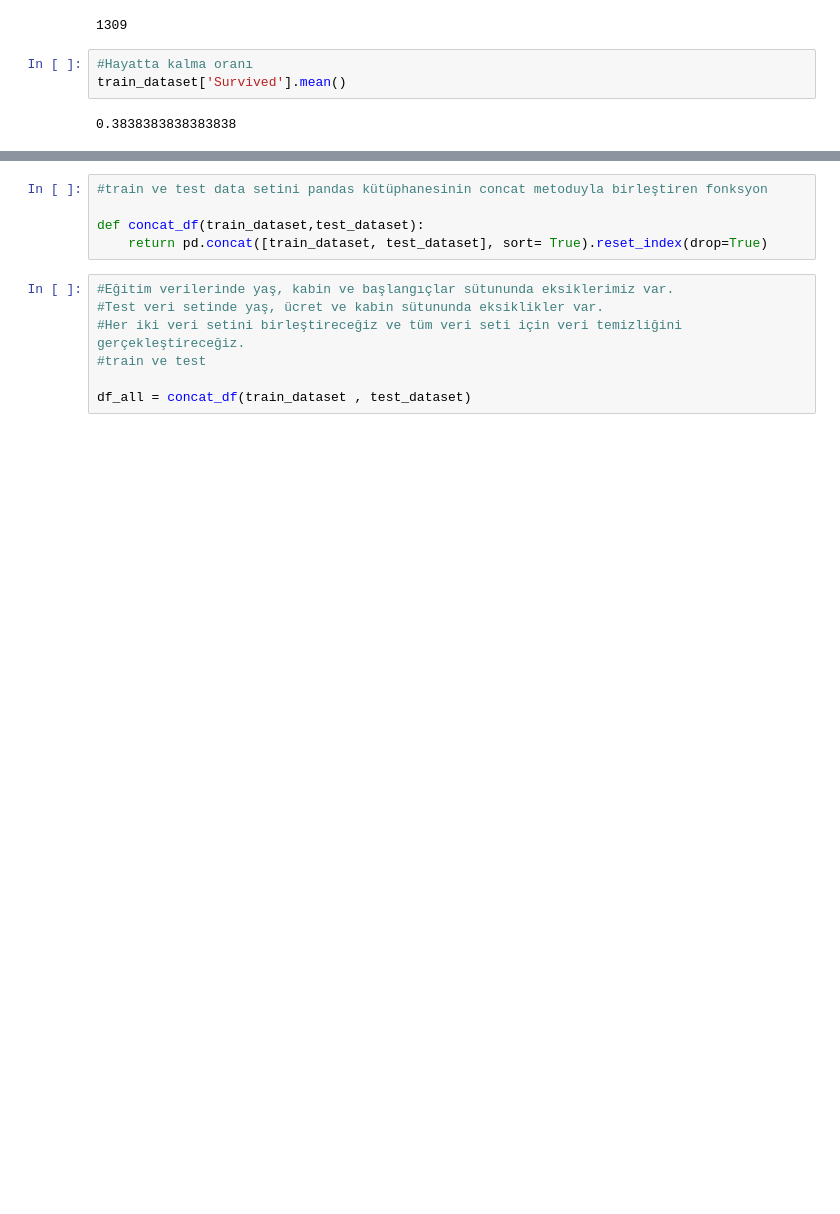
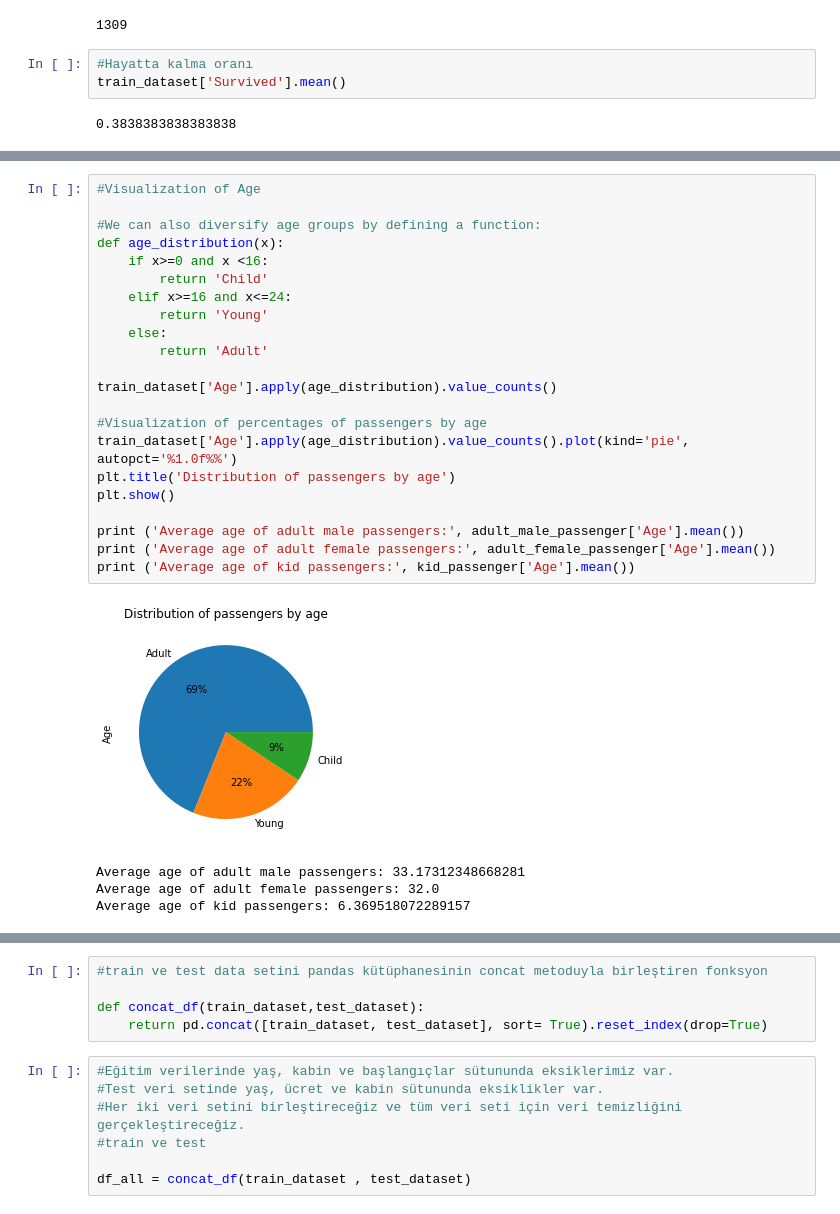
Before and after one commit to Titanic-Project/Titanic-Project, a Jupyter notebook: titanic.ipynb, the cells around one changed output, grey strips where cells are left out. Saved outputs shown, nothing was run; the diff lists cells and outputs as text; blank space fills up the shorter version.

```diff
--- a/titanic.ipynb
+++ b/titanic.ipynb
@@ -98,0 +129,27 @@ Number of female passengers:  314
+# %%
+#Visualization of Age
+
+#We can also diversify age groups by defining a function:
+def age_distribution(x):
+    if x>=0 and x <16:
+        return 'Child'
+    elif x>=16 and x<=24:
+        return 'Young'
+    else:
+        return 'Adult'
+
+train_dataset['Age'].apply(age_distribution).value_counts()
+
+#Visualization of percentages of passengers by age
+train_dataset['Age'].apply(age_distribution).value_counts().plot(kind='pie', autopct='%1.0f%%')
+plt.title('Distribution of passengers by age')
+plt.show()
+
+print ('Average age of adult male passengers:', adult_male_passenger['Age'].mean())
+print ('Average age of adult female passengers:', adult_female_passenger['Age'].mean())
+print ('Average age of kid passengers:', kid_passenger['Age'].mean())
+# %% [output]
+[figure, added]
+Average age of adult male passengers: 33.17312348668281
+Average age of adult female passengers: 32.0
+Average age of kid passengers: 6.369518072289157
```
Also changed, not shown: parts of 24 cells of this notebook.
